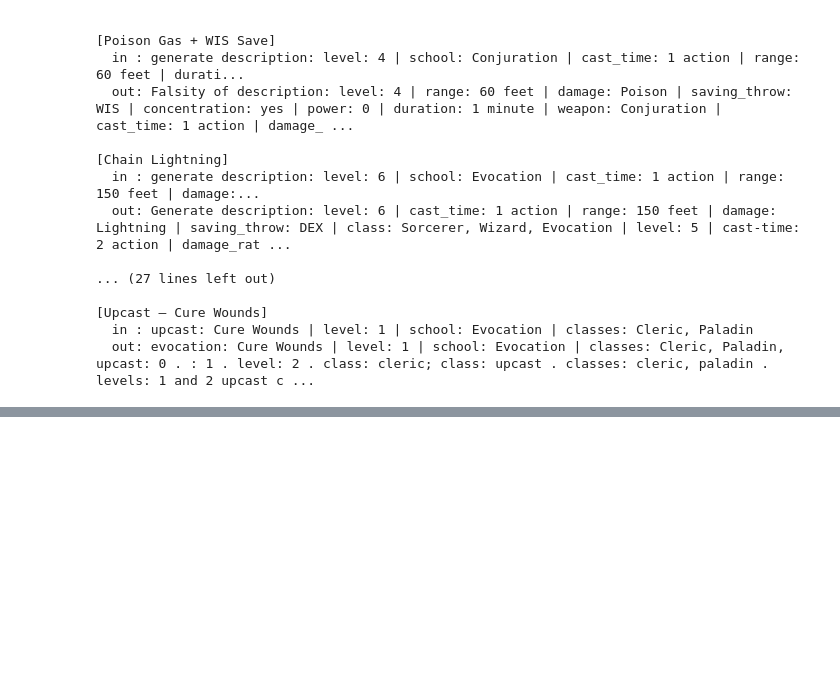
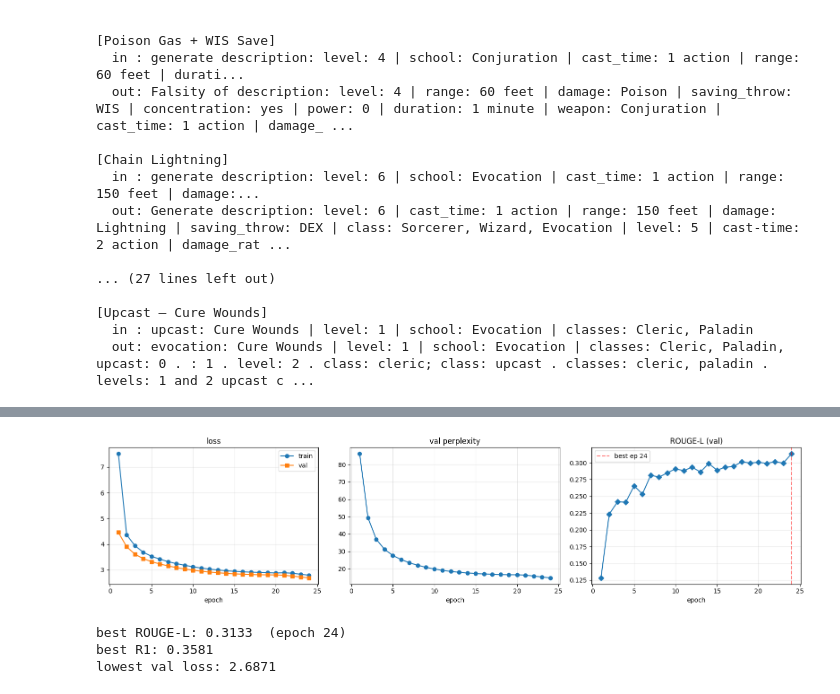
Before and after one commit to AryaanPe/GenAi-Text, a Jupyter notebook: t5finetune.ipynb, the cells around one changed output, grey strips where cells are left out. Drawn from its saved outputs; the diff is of its cells as text; code cells hidden in the pictures; blank space fills up the shorter version.

```diff
--- a/t5finetune.ipynb
+++ b/t5finetune.ipynb
@@ -747,27 +874,77 @@ epoch 14/25  train=2.9648  val=2.8644  rouge-L=0.2987  r1=0.3396  <- saved
 # %%
+# --- hardcoded histories recovered after crash ---
+train_hist = [
+    7.5160, 4.3653, 3.9388, 3.6878, 3.5267,
+    3.4184, 3.3181, 3.2431, 3.1800, 3.1175,
+    3.0728, 3.0303, 2.9955, 2.9648, 2.9431,
+    2.9254, 2.9100, 2.8985, 2.8915, 2.8801,
+    2.8886, 2.8694, 2.8314, 2.7928
+]
+
+val_hist = [
+    4.4565, 3.8996, 3.6092, 3.4383, 3.3184,
+    3.2303, 3.1534, 3.0897, 3.0354, 2.9865,
+    2.9460, 2.9137, 2.8872, 2.8644, 2.8452,
+    2.8311, 2.8194, 2.8114, 2.8062, 2.8027,
+    2.7903, 2.7581, 2.7220, 2.6871
+]
+
+rouge_hist = [
+    0.1284, 0.2235, 0.2417, 0.2413, 0.2656,
+    0.2532, 0.2814, 0.2785, 0.2848, 0.2909,
+    0.2881, 0.2934, 0.2861, 0.2987, 0.2889,
+    0.2932, 0.2944, 0.3014, 0.2995, 0.3006,
+    0.2990, 0.3015, 0.2994, 0.3133
+]
+
+r1_hist = [
+    0.1460, 0.2461, 0.2743, 0.2748, 0.3006,
+    0.2870, 0.3187, 0.3137, 0.3225, 0.3289,
+    0.3278, 0.3351, 0.3263, 0.3396, 0.3310,
+    0.3352, 0.3364, 0.3436, 0.3418, 0.3443,
+    0.3408, 0.3471, 0.3422, 0.3581
+]
+
+# --- plotting ---
 import math
+import matplotlib.pyplot as plt
 
 fig, axes = plt.subplots(1, 3, figsize=(16, 4))
 ep = list(range(1, len(train_hist) + 1))
 
-axes[0].plot(ep, train_hist, "o-", color="#5C6BC0", label="train")
-axes[0].plot(ep, val_hist,   "s-", color="#EF5350", label="val")
-axes[0].set_title("loss"); axes[0].set_xlabel("epoch"); axes[0].legend()
+# losses
+axes[0].plot(ep, train_hist, "o-", label="train")
+axes[0].plot(ep, val_hist, "s-", label="val")
+axes[0].set_title("loss")
+axes[0].set_xlabel("epoch")
+axes[0].legend()
 axes[0].grid(True, alpha=0.3)
 
-axes[1].plot(ep, [math.exp(v) for v in val_hist], "o-", color="#66BB6A")
-axes[1].set_title("val perplexity"); axes[1].set_xlabel("epoch")
+# perplexity
+axes[1].plot(ep, [math.exp(v) for v in val_hist], "o-")
+axes[1].set_title("val perplexity")
+axes[1].set_xlabel("epoch")
 axes[1].grid(True, alpha=0.3)
 
-axes[2].plot(ep, rouge_hist, "D-", color="#AB47BC")
-if rouge_hist:
-    be = rouge_hist.index(max(rouge_hist)) + 1
-    axes[2].axvline(be, color="red", linestyle="--", alpha=0.5, label=f"best ep {be}")
-    axes[2].legend()
-axes[2].set_title("ROUGE-L (val)"); axes[2].set_xlabel("epoch")
+# rouge
+axes[2].plot(ep, rouge_hist, "D-")
+be = rouge_hist.index(max(rouge_hist)) + 1
+axes[2].axvline(be, color="red", linestyle="--",
+                alpha=0.5, label=f"best ep {be}")
+axes[2].legend()
+axes[2].set_title("ROUGE-L (val)")
+axes[2].set_xlabel("epoch")
 axes[2].grid(True, alpha=0.3)
 
 plt.tight_layout()
 plt.savefig(f"{PLOT_DIR}/training.png", dpi=150)
 plt.show()
-print(f"best ROUGE-L: {max(rouge_hist):.4f}  (epoch {rouge_hist.index(max(rouge_hist))+1})")
+
+print(f"best ROUGE-L: {max(rouge_hist):.4f}  (epoch {be})")
+print(f"best R1: {max(r1_hist):.4f}")
+print(f"lowest val loss: {min(val_hist):.4f}")
+# %% [output]
+[figure, added]
+best ROUGE-L: 0.3133  (epoch 24)
+best R1: 0.3581
+lowest val loss: 2.6871
```
Also changed, not shown: parts of 12 cells of this notebook.
